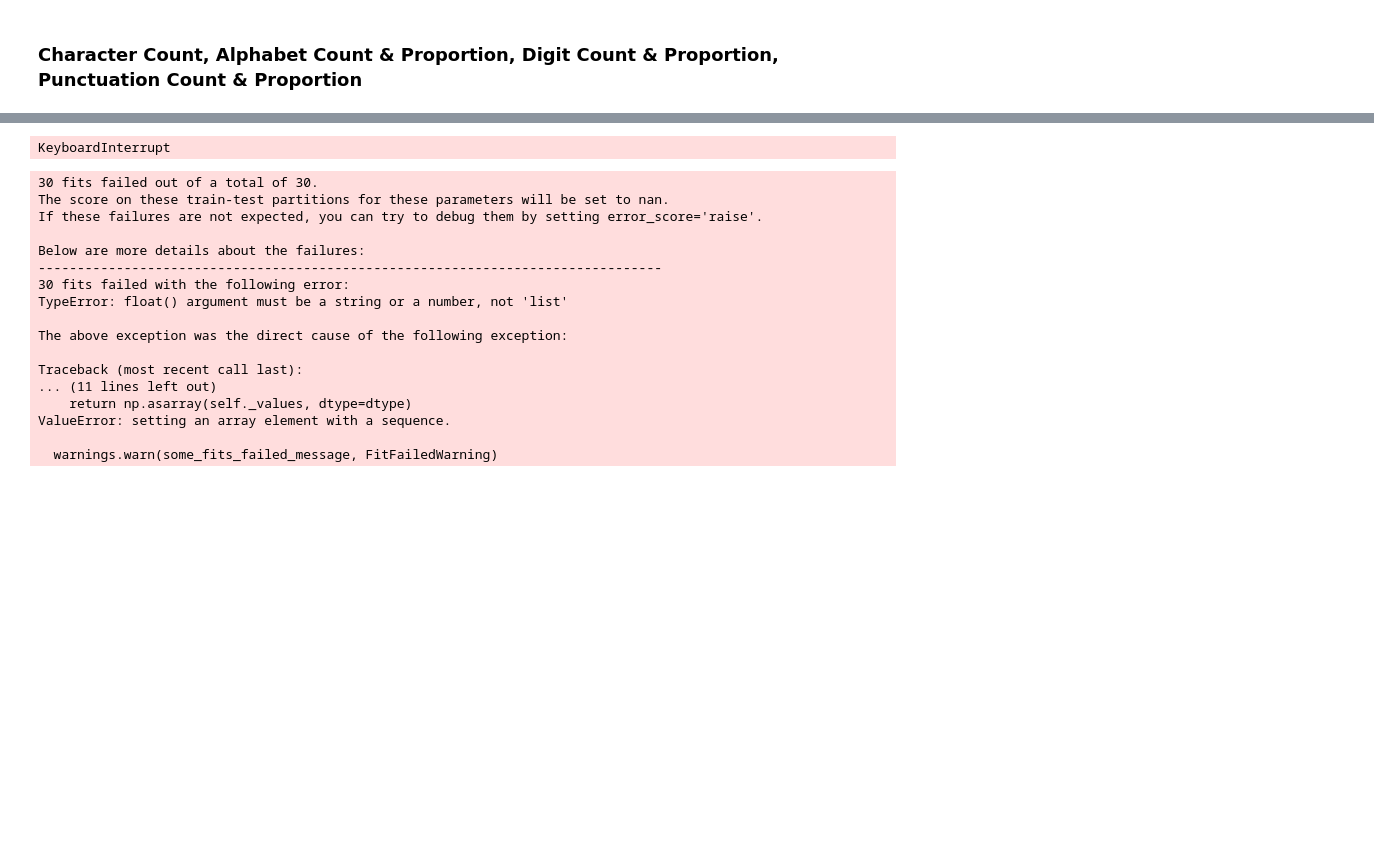
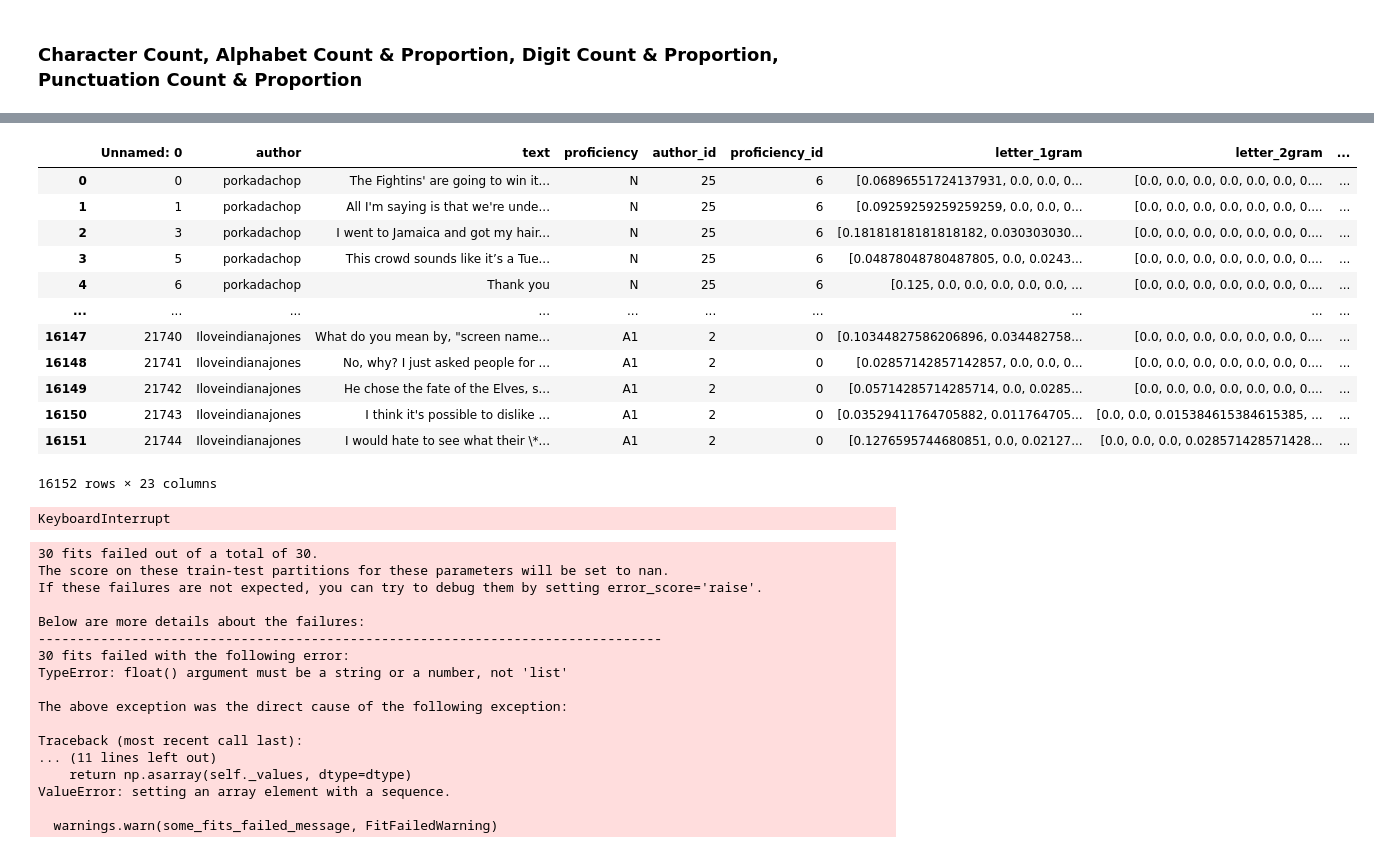
Before and after one commit to CS-433/project2-authclass, a Jupyter notebook: project_2_kaede.ipynb, the cells around one changed output, grey strips where cells are left out. Drawn from its saved outputs; the diff is of its cells as text; code cells hidden in the pictures; blank space fills up the shorter version.

```diff
--- a/project_2_kaede.ipynb
+++ b/project_2_kaede.ipynb
@@ -399,15 +412,7 @@ Performing letter 3-gram...
 # %% [markdown]
 ### Character Count, Alphabet Count & Proportion, Digit Count & Proportion, Punctuation Count & Proportion
 # %%
-def character_count_proportion(feed, kind):
-    if kind == 'letter':
-        collection = list(string.ascii_lowercase)
-    if kind == 'digit':
-        collection = list(string.digits)
-    if kind == 'punctuation':
-        collection = list(string.punctuation)
-    if kind == 'whitespace':
-        collection = list(string.whitespace)
+def character_count_proportion(feed, collection, kind):
     feed_lower = feed.lower()
     #feed_lower_no_ws = feed.translate({ord(c): None for c in string.whitespace}).lower() # removes spaces and linebreaks
     if kind != "character":
@@ -422,9 +427,19 @@ def character_count_proportion(feed, kind):
         return len(feed_lower), 1
 
 def character_count_proportion_wrapper(dataframe, textcolumn, kind='letter'):
-    print("Performing " + kind + " count & proportion")
+    print("Performing " + kind + " count & proportion...")
     baseline = time.time()
-    dataframe[kind + '_count_prop'] = dataframe[textcolumn].apply(character_count_proportion, args = (kind,))
+    if kind == 'letter':
+        collection = list(string.ascii_lowercase)
+    if kind == 'digit':
+        collection = list(string.digits)
+    if kind == 'punctuation':
+        collection = list(string.punctuation)
+    if kind == 'whitespace':
+        collection = list(string.whitespace)
+    if kind == 'character':
+        collection = ['only included for the sake of function call']
+    dataframe[kind + '_count_prop'] = dataframe[textcolumn].apply(character_count_proportion, args = (collection,kind))
     dataframe[[kind + '_count', kind + '_prop']] = pd.DataFrame(dataframe[kind + '_count_prop'].tolist(), index=dataframe.index)
     dataframe = dataframe.drop([kind + '_count_prop'], axis = 1)
     if kind == "character":
@@ -440,3 +570,19 @@ cmts_aug = character_count_proportion_wrapper(cmts_aug, 'text', 'character')
+# %%
+cmts_aug
+# %% [output]
+|  | Unnamed: 0 | author | text | proficiency | author_id | proficiency_id | letter_1gram | letter_2gram | ... |
+| 0 | 0 | porkadachop | The Fightins' are going to win it... | N | 25 | 6 | [0.06896551724137931, 0.0, 0.0, 0... | [0.0, 0.0, 0.0, 0.0, 0.0, 0.0, 0.... | ... |
+| 1 | 1 | porkadachop | All I'm saying is that we're unde... | N | 25 | 6 | [0.09259259259259259, 0.0, 0.0, 0... | [0.0, 0.0, 0.0, 0.0, 0.0, 0.0, 0.... | ... |
+| 2 | 3 | porkadachop | I went to Jamaica and got my hair... | N | 25 | 6 | [0.18181818181818182, 0.030303030... | [0.0, 0.0, 0.0, 0.0, 0.0, 0.0, 0.... | ... |
+| 3 | 5 | porkadachop | This crowd sounds like it’s a Tue... | N | 25 | 6 | [0.04878048780487805, 0.0, 0.0243... | [0.0, 0.0, 0.0, 0.0, 0.0, 0.0, 0.... | ... |
+| 4 | 6 | porkadachop | Thank you | N | 25 | 6 | [0.125, 0.0, 0.0, 0.0, 0.0, 0.0, ... | [0.0, 0.0, 0.0, 0.0, 0.0, 0.0, 0.... | ... |
+| ... | ... | ... | ... | ... | ... | ... | ... | ... | ... |
+| 16147 | 21740 | Iloveindianajones | What do you mean by, "screen name... | A1 | 2 | 0 | [0.10344827586206896, 0.034482758... | [0.0, 0.0, 0.0, 0.0, 0.0, 0.0, 0.... | ... |
+| 16148 | 21741 | Iloveindianajones | No, why? I just asked people for ... | A1 | 2 | 0 | [0.02857142857142857, 0.0, 0.0, 0... | [0.0, 0.0, 0.0, 0.0, 0.0, 0.0, 0.... | ... |
+| 16149 | 21742 | Iloveindianajones | He chose the fate of the Elves, s... | A1 | 2 | 0 | [0.05714285714285714, 0.0, 0.0285... | [0.0, 0.0, 0.0, 0.0, 0.0, 0.0, 0.... | ... |
+| 16150 | 21743 | Iloveindianajones | I think it's possible to dislike ... | A1 | 2 | 0 | [0.03529411764705882, 0.011764705... | [0.0, 0.0, 0.015384615384615385, ... | ... |
+| 16151 | 21744 | Iloveindianajones | I would hate to see what their \*... | A1 | 2 | 0 | [0.1276595744680851, 0.0, 0.02127... | [0.0, 0.0, 0.0, 0.028571428571428... | ... |
+16152 rows × 23 columns
 # %%
 # User package
 processor = Processor (flatten = False) # Flatten will split vectorized featurs into individual featurs
```
Also changed, not shown: parts of 7 cells of this notebook.
